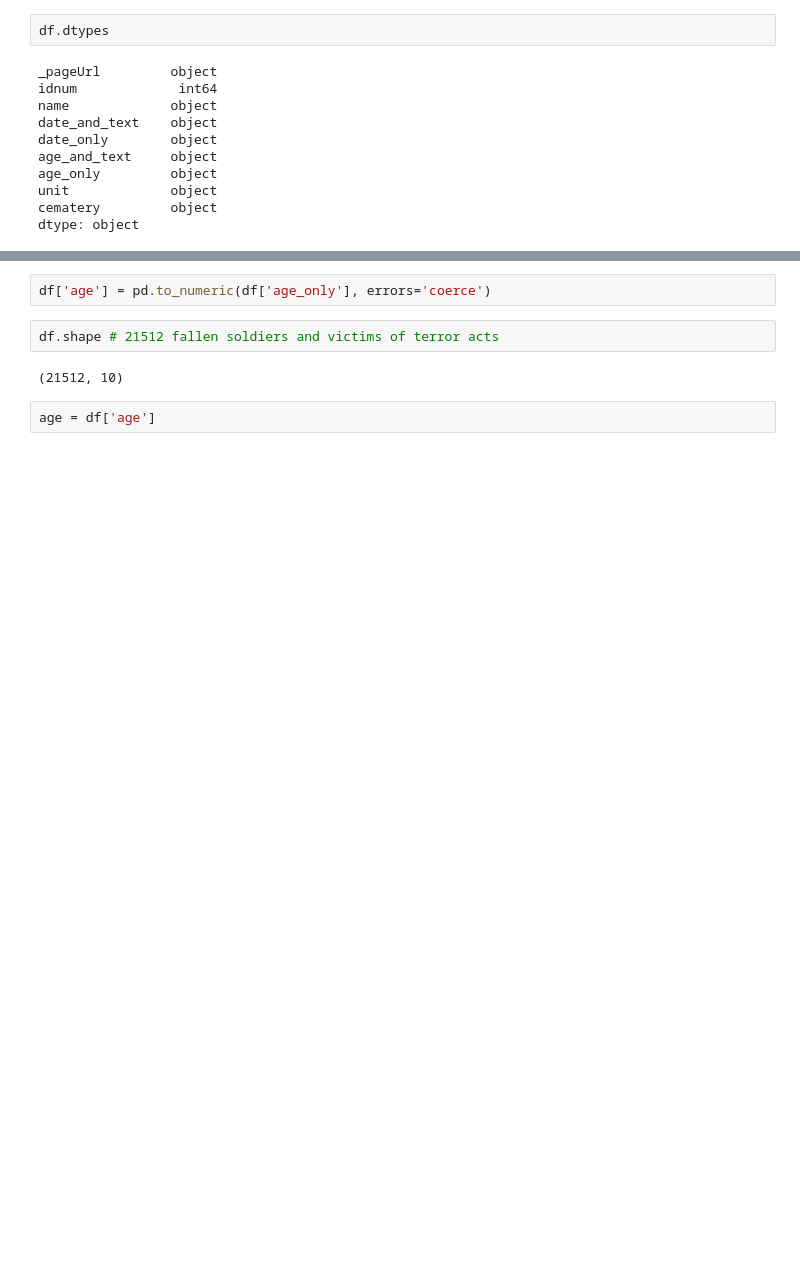
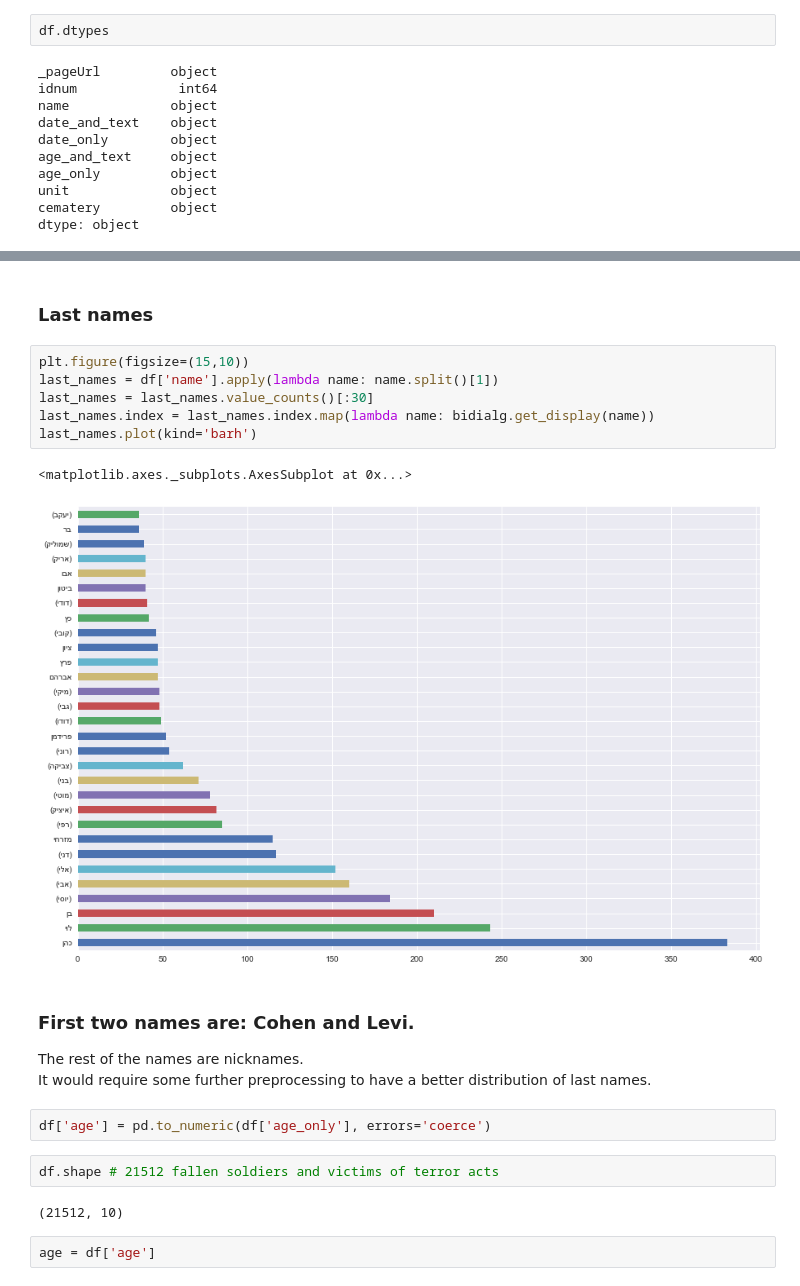
Before and after one commit to cyberjoac/yom_hazikaron_2018, a Jupyter notebook: Yom HaZikaron 2018 - Yizkor.ipynb, the cells around one changed output, grey strips where cells are left out. Drawn from its saved outputs; the diff is of its cells as text; blank space fills up the shorter version.

```diff
--- a/Yom HaZikaron 2018 - Yizkor.ipynb
+++ b/Yom HaZikaron 2018 - Yizkor.ipynb
@@ -43,3 +55,18 @@ dtype: object
+# %% [markdown]
+### Last names
+# %%
+plt.figure(figsize=(15,10))
+last_names = df['name'].apply(lambda name: name.split()[1])
+last_names = last_names.value_counts()[:30]
+last_names.index = last_names.index.map(lambda name: bidialg.get_display(name))
+last_names.plot(kind='barh')
+# %% [output]
+<matplotlib.axes._subplots.AxesSubplot at 0x...>
+[figure, added]
+# %% [markdown]
+### First two names are: Cohen and Levi.
+The rest of the names are nicknames.
+It would require some further preprocessing to have a better distribution of last names.
 # %%
 df['age'] = pd.to_numeric(df['age_only'], errors='coerce')
 # %%
```
Also changed, not shown: parts of 8 cells of this notebook.
